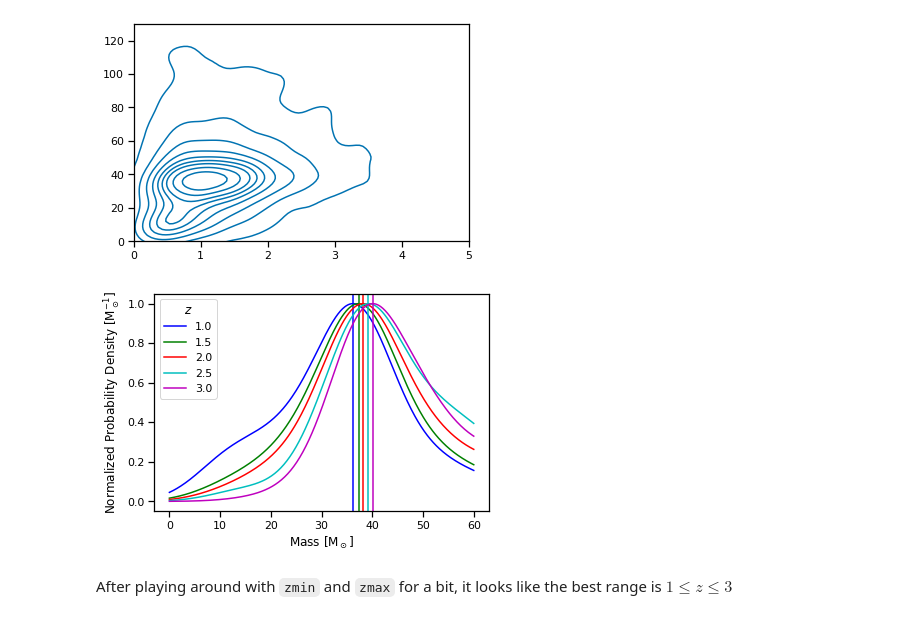
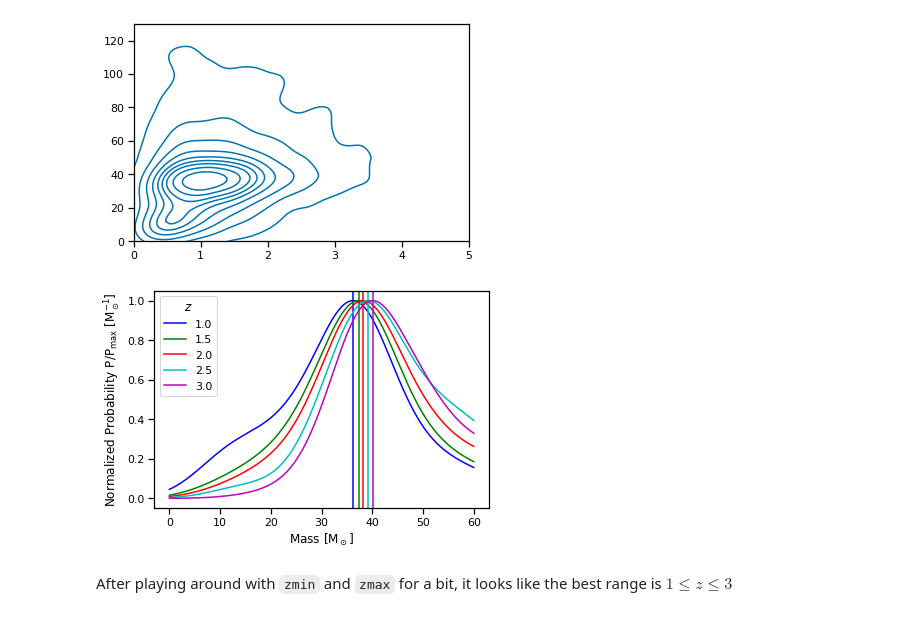
Before and after one commit to farr/FastMFCosmology, a Jupyter notebook: Work-with-true.ipynb, the cells around one changed output. Drawn from its saved outputs; the diff is of its cells as text; code cells hidden in the pictures.

```diff
--- a/Work-with-true.ipynb
+++ b/Work-with-true.ipynb
@@ -155,27 +156,27 @@ cmap = list(mcolors.BASE_COLORS.keys())
 # %%
 n_z = 5
 zmin = 1
 zmax = 3
 m_max = 60
 m_bins = 400
 z_slices = np.linspace(zmin, zmax, n_z)
 mass_indices = np.linspace(0, m_max, m_bins)
 
 with hf:
     kde = gaussian_kde(np.array([zs_true, ms_true]))
 
     for j, d in enumerate(z_slices):
 
         pdf = [kde.pdf([d, i]) for i in mass_indices]
-        ### Dviding by max(pdf) below here to normalize curves
+        ### Dividing by max(pdf) below here to normalize curves
         plt.plot(mass_indices, pdf/max(pdf),c=cmap[j], label=d)
         plt.axvline(mass_indices[np.argmax(pdf)], c=cmap[j])
 
     plt.legend(title=r"$z$")
     plt.xlabel(r"Mass [$\mathrm{M_\odot}$]")
-    plt.ylabel(r"Normalized Probability Density [$\mathrm{M_\odot^{-1}}$]")
+    plt.ylabel(r"Normalized Probability $\mathrm{P/P_{max}}$ $[\mathrm{M_\odot^{-1}}$]")
 # %% [output]
-[figure, old version]
+[figure, new version]
 # %% [markdown]
 After playing around with `zmin` and `zmax` for a bit, it looks like the best range is $1 \leq z \leq 3$
 # %%
```
Also changed, not shown: parts of 9 cells of this notebook.
